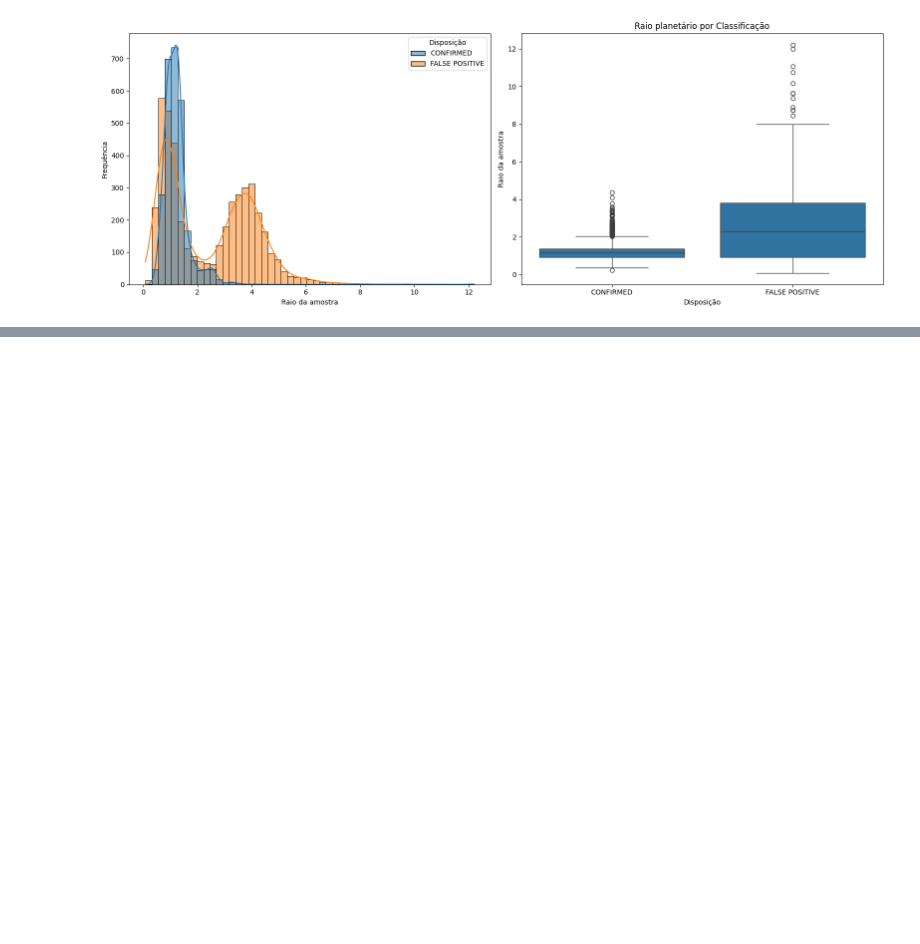
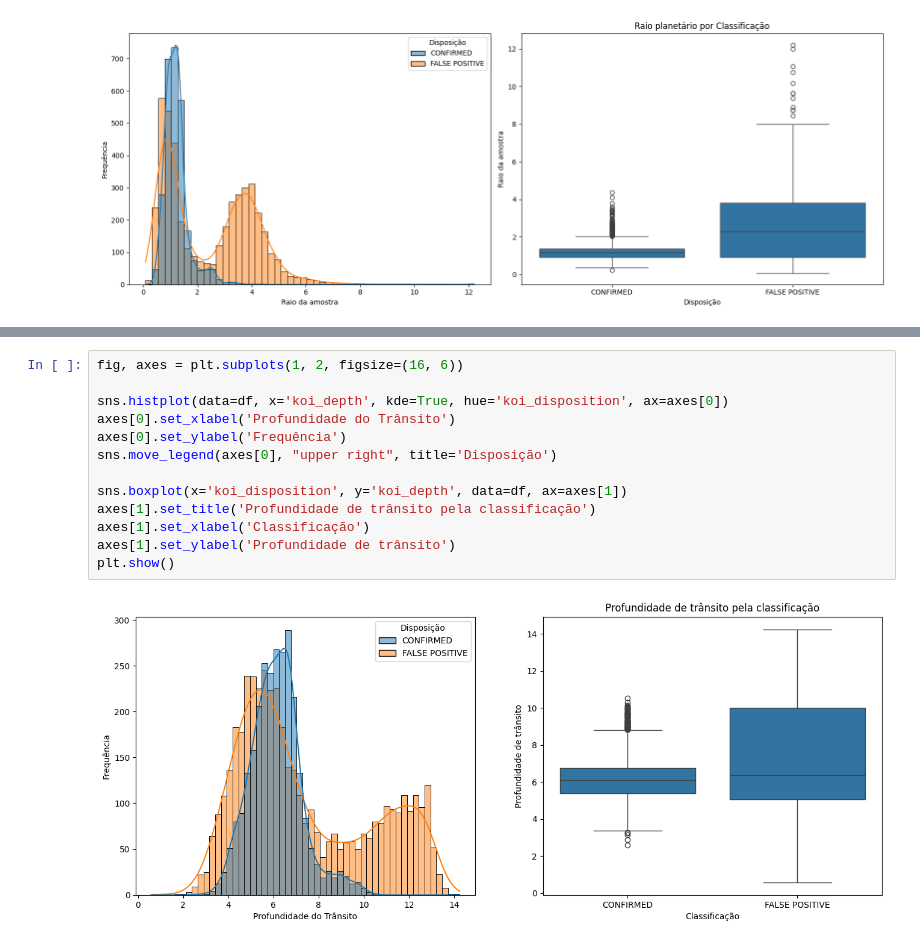
Before and after one commit to igorcavalcante/MVP_analise_exploratoria, a Jupyter notebook: analise.ipynb, the cells around one changed output, grey strips where cells are left out. Saved outputs shown, nothing was run; the diff lists cells and outputs as text; blank space fills up the shorter version.

```diff
--- a/analise.ipynb
+++ b/analise.ipynb
@@ -747,0 +732,15 @@ As três hipóteses levantadas foram validadas:
+# %%
+fig, axes = plt.subplots(1, 2, figsize=(16, 6))
+
+sns.histplot(data=df, x='koi_depth', kde=True, hue='koi_disposition', ax=axes[0])
+axes[0].set_xlabel('Profundidade do Trânsito')
+axes[0].set_ylabel('Frequência')
+sns.move_legend(axes[0], "upper right", title='Disposição')
+
+sns.boxplot(x='koi_disposition', y='koi_depth', data=df, ax=axes[1])
+axes[1].set_title('Profundidade de trânsito pela classificação')
+axes[1].set_xlabel('Classificação')
+axes[1].set_ylabel('Profundidade de trânsito')
+plt.show()
+# %% [output]
+[figure, added]
```
Also changed, not shown: parts of 14 cells of this notebook.
